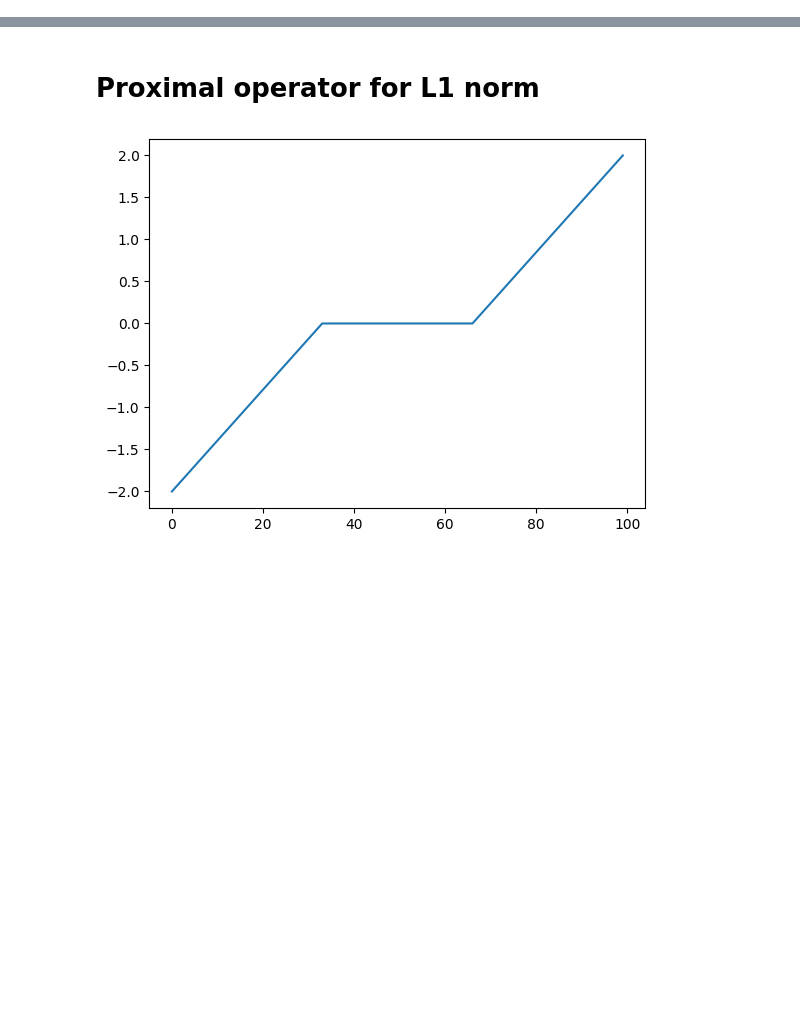
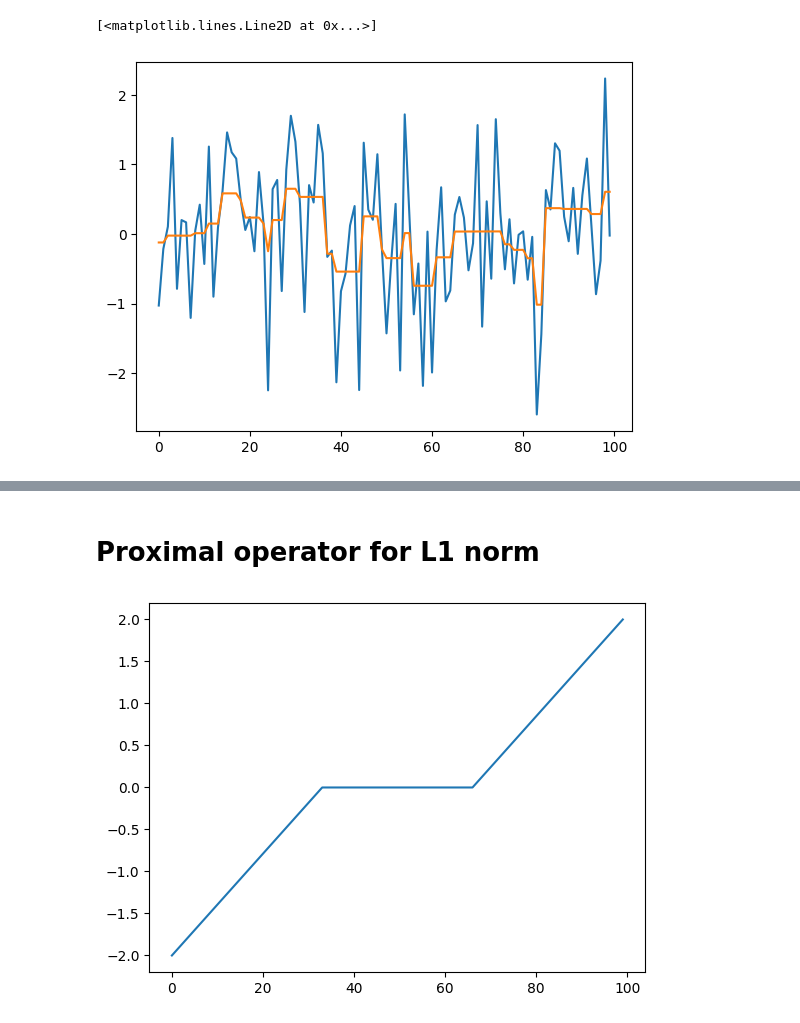
Before and after one commit to jlindbloom/jlinops, a Jupyter notebook: docs/source/notebooks/proximal.ipynb, the cells around one changed output, grey strips where cells are left out. Cells and saved outputs as stored; diff of their text form; code cells hidden in the pictures; blank space fills up the shorter version.

```diff
--- a/docs/source/notebooks/proximal.ipynb
+++ b/docs/source/notebooks/proximal.ipynb
@@ -9,0 +55,6 @@ from jlinops import get_device
+# %%
+plt.plot(u)
+plt.plot(sol)
+# %% [output]
+[<matplotlib.lines.Line2D at 0x...>]
+[figure, added]
```
Also changed, not shown: parts of 31 cells of this notebook, 5 other files.
